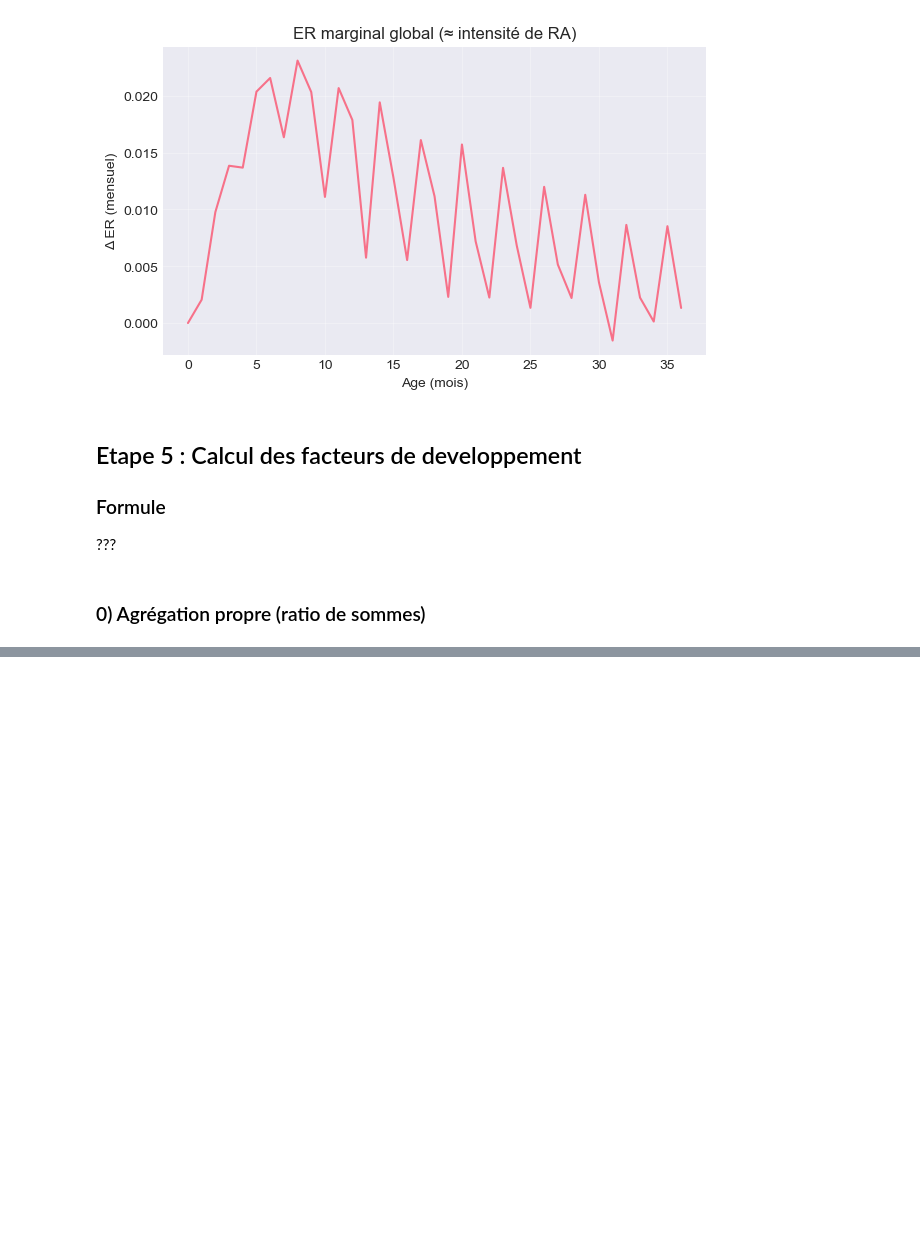
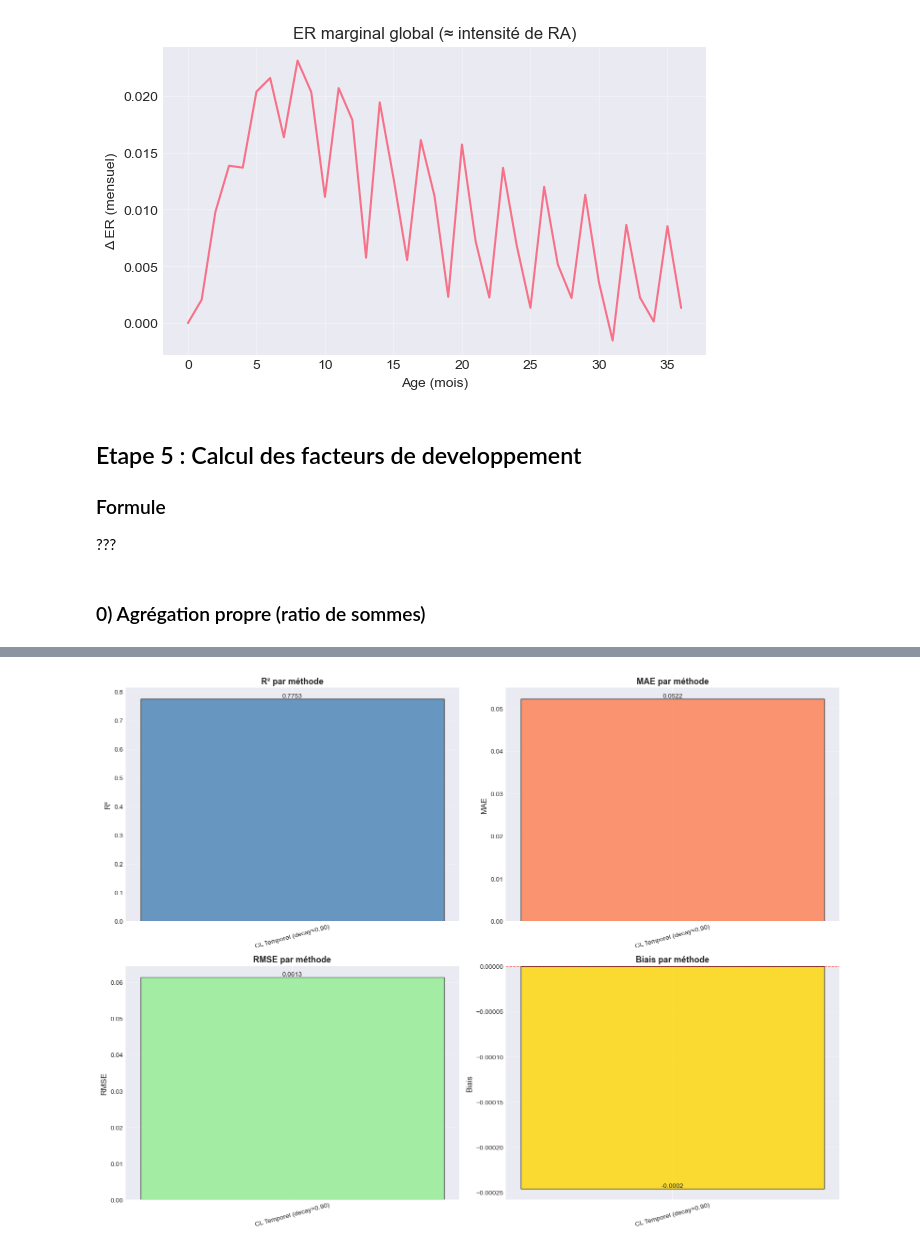
Before and after one commit to Endoresuu/PFE, a Jupyter notebook: NB1_ChainLadder_prof.ipynb, the cells around one changed output, grey strips where cells are left out. Saved outputs shown, nothing was run; the diff lists cells and outputs as text; code cells hidden in the pictures; blank space fills up the shorter version.

```diff
--- a/NB1_ChainLadder_prof.ipynb
+++ b/NB1_ChainLadder_prof.ipynb
@@ -679,0 +1582,88 @@ R²  : 0.922496
+# %%
+# =============================================================================
+# COMPARAISON DES 4 MÉTHODES
+# =============================================================================
+
+methods = {
+    'CL Temporel (decay=0.90)': f_weighted_time,
+}
+
+results = []
+
+for method_name, factors in methods.items():
+    # Compléter triangle
+    tri_hat = complete_triangle(tri_train_recent, factors, max_age=MAX_AGE).clip(0, 1)
+
+    # Évaluer sur cohortes 2021+
+    y_true_list = []
+    y_pred_list = []
+
+    for coh, age in cells_hidden_recent:
+        true_val = tri_obs.loc[coh, age]
+        pred_val = tri_hat.loc[coh, age]
+
+        if pd.notna(true_val) and pd.notna(pred_val):
+            y_true_list.append(true_val)
+            y_pred_list.append(pred_val)
+
+    y_true_arr = np.array(y_true_list)
+    y_pred_arr = np.array(y_pred_list)
+
+    if len(y_true_arr) > 0:
+        r2 = r2_score(y_true_arr, y_pred_arr)
+        mae = mean_absolute_error(y_true_arr, y_pred_arr)
+        rmse = np.sqrt(mean_squared_error(y_true_arr, y_pred_arr))
+        bias = (y_pred_arr - y_true_arr).mean()
+
+        results.append({
+            'Méthode': method_name,
+            'R²': r2,
+            'MAE': mae,
+            'RMSE': rmse,
+            'Biais': bias
+        })
+
+# Tableau comparatif
+df_results = pd.DataFrame(results)
+print("\n" + "=" * 80)
+print("COMPARAISON DES MÉTHODES CHAIN LADDER")
+print("=" * 80)
+print(df_results.to_string(index=False))
+
+# Visualisation
+fig, axes = plt.subplots(2, 2, figsize=(16, 12))
+
+metrics = ['R²', 'MAE', 'RMSE', 'Biais']
+colors = ['steelblue', 'coral', 'lightgreen', 'gold']
+
+for idx, (metric, ax) in enumerate(zip(metrics, axes.flat)):
+    bars = ax.bar(df_results['Méthode'], df_results[metric],
+                   color=colors[idx], edgecolor='black', alpha=0.8)
+
+    # Ajouter valeurs sur barres
+    for bar, val in zip(bars, df_results[metric]):
+        height = bar.get_height()
+        ax.text(bar.get_x() + bar.get_width()/2., height,
+                f'{val:.4f}', ha='center', va='bottom', fontsize=10)
+
+    ax.set_ylabel(metric, fontsize=12)
+    ax.set_title(f'{metric} par méthode', fontsize=13, fontweight='bold')
+    ax.grid(True, alpha=0.3, axis='y')
+    ax.tick_params(axis='x', rotation=15)
+
+    # Ligne de référence
+    if metric == 'R²':
+        ax.axhline(0, color='red', linestyle='--', linewidth=1, alpha=0.5)
+    elif metric == 'Biais':
+        ax.axhline(0, color='red', linestyle='--', linewidth=1, alpha=0.5)
+
+plt.tight_layout()
+plt.show()
+
+# Meilleure méthode
+best_r2 = df_results.loc[df_results['R²'].idxmax()]
+print(f"\n🏆 MEILLEURE MÉTHODE (R² maximal) : {best_r2['Méthode']}")
+print(f"   R² = {best_r2['R²']:.4f}")
+print(f"   MAE = {best_r2['MAE']:.4f}")
+print(f"   Biais = {best_r2['Biais']:.4f}")
+# %% [output]
@@ -679,0 +1675 @@ R²  : 0.922496
+[figure, added]
```
Also changed, not shown: parts of 26 cells of this notebook, 1 other file.
